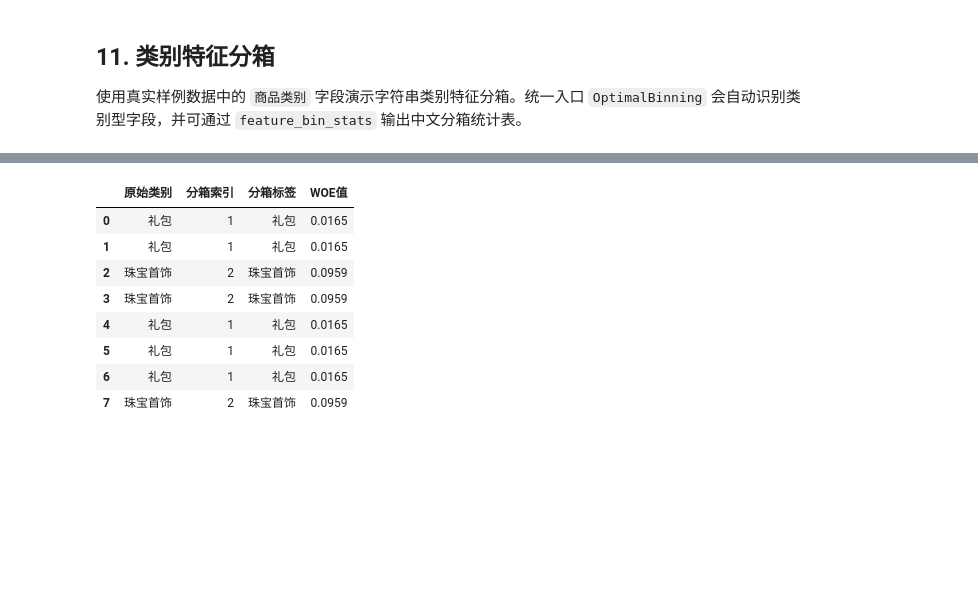
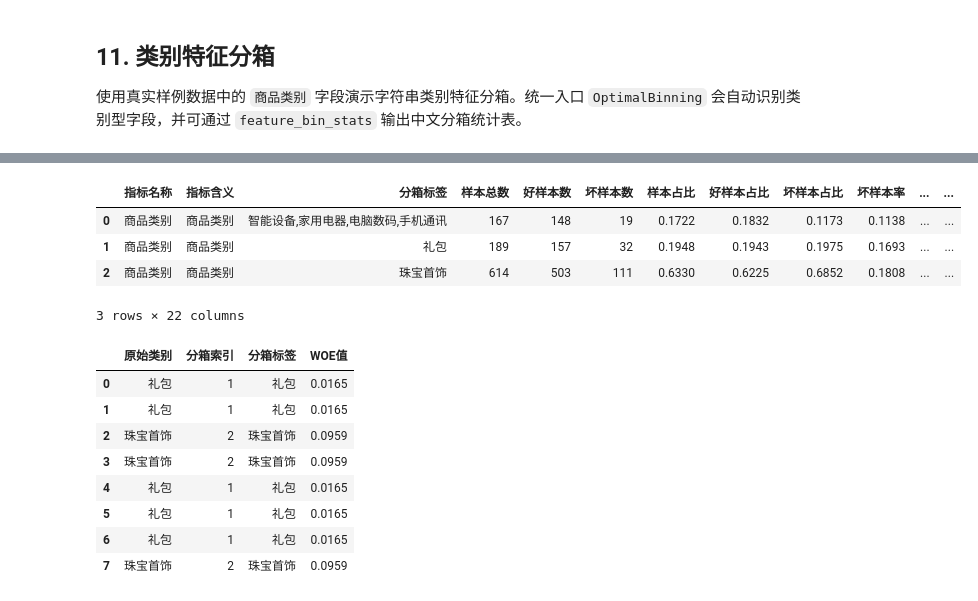
Before and after one commit to hengshu-credit/hscredit, a Jupyter notebook: examples/01_binning.ipynb, the cells around one changed output, grey strips where cells are left out. Drawn from its saved outputs; the diff is of its cells as text; code cells hidden in the pictures; blank space fills up the shorter version.

```diff
--- a/examples/01_binning.ipynb
+++ b/examples/01_binning.ipynb
@@ -688,14 +691,21 @@ else:
 # %%
 if cat_feature is not None:
     cat_stats = feature_bin_stats(
         data=df,
         feature=cat_feature,
         target=target,
         method='best_iv',
         max_n_bins=5,
         min_bin_size=0.05,
     )
-    cat_stats[['分箱标签', '样本总数', '坏样本率', 'LIFT值', '分档KS值', '指标IV值']]
+
+cat_stats
+# %% [output]
+|  | 指标名称 | 指标含义 | 分箱标签 | 样本总数 | 好样本数 | 坏样本数 | 样本占比 | 好样本占比 | 坏样本占比 | 坏样本率 | ... | ... |
+| 0 | 商品类别 | 商品类别 | 智能设备,家用电器,电脑数码,手机通讯 | 167 | 148 | 19 | 0.1722 | 0.1832 | 0.1173 | 0.1138 | ... | ... |
+| 1 | 商品类别 | 商品类别 | 礼包 | 189 | 157 | 32 | 0.1948 | 0.1943 | 0.1975 | 0.1693 | ... | ... |
+| 2 | 商品类别 | 商品类别 | 珠宝首饰 | 614 | 503 | 111 | 0.6330 | 0.6225 | 0.6852 | 0.1808 | ... | ... |
+3 rows × 22 columns
 # %%
 if cat_feature is not None:
     cat_binner = OptimalBinning(method='best_iv', max_n_bins=5, min_bin_size=0.05, random_state=42)
```
Also changed, not shown: parts of 5 cells of this notebook, 24 other files.
